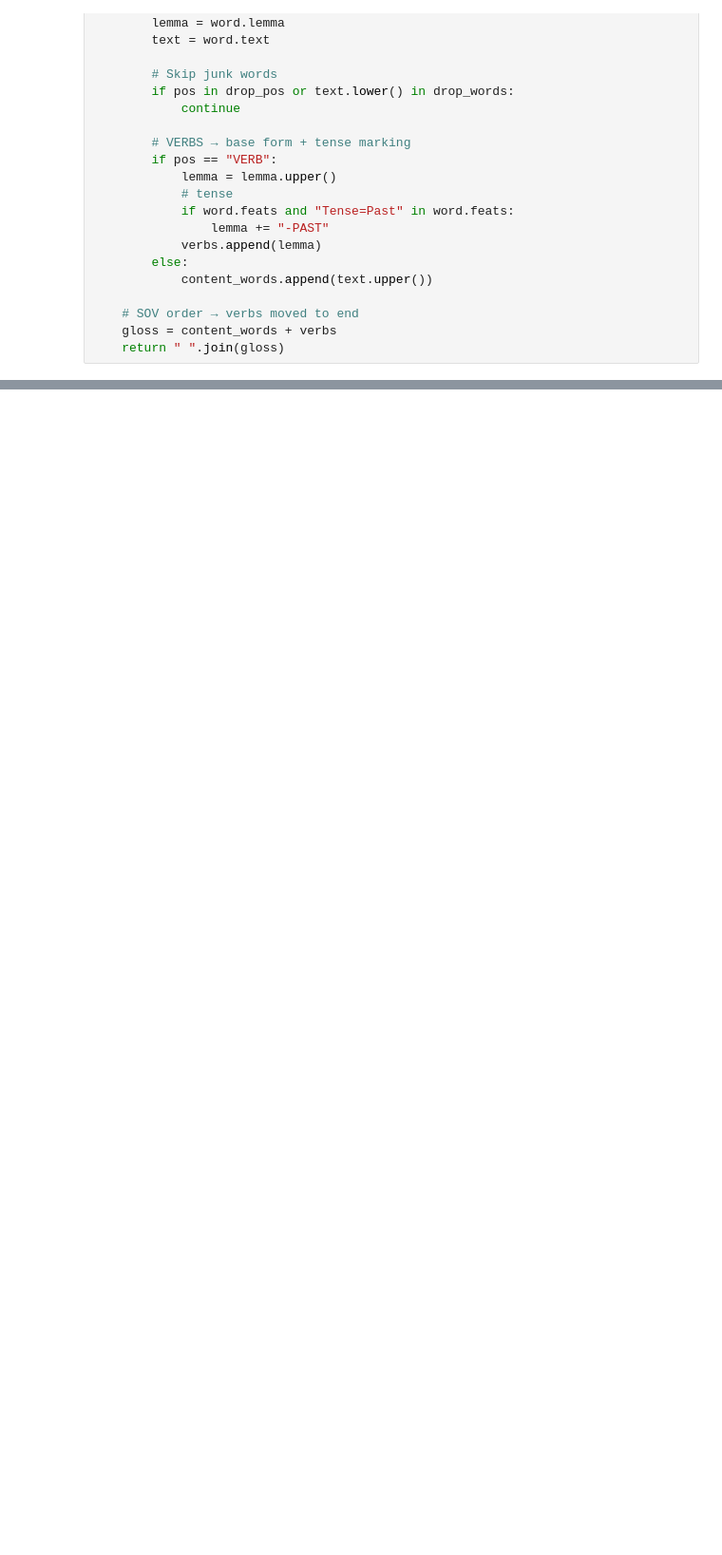
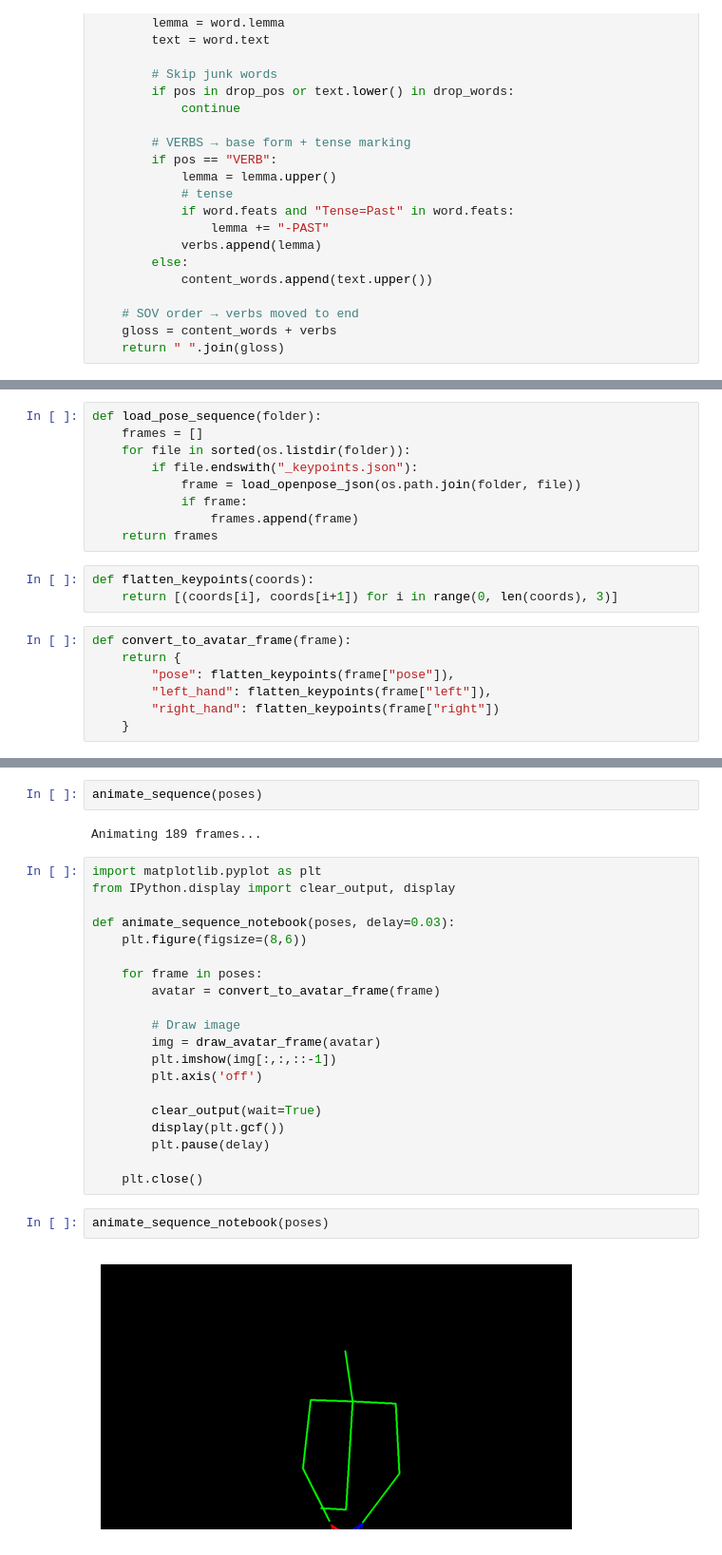
Before and after one commit to Madhu3526/SPARK, a Jupyter notebook: new.ipynb, the cells around one changed output, grey strips where cells are left out. Shown at 95% size. Drawn from its saved outputs; the diff is of its cells as text; blank space fills up the shorter version.

```diff
--- a/new.ipynb
+++ b/new.ipynb
@@ -209,0 +271,19 @@ I MEDICAL CENTER HAVE GO
+# %%
+def load_pose_sequence(folder):
+    frames = []
+    for file in sorted(os.listdir(folder)):
+        if file.endswith("_keypoints.json"):
+            frame = load_openpose_json(os.path.join(folder, file))
+            if frame:
+                frames.append(frame)
+    return frames
+# %%
+def flatten_keypoints(coords):
+    return [(coords[i], coords[i+1]) for i in range(0, len(coords), 3)]
+# %%
+def convert_to_avatar_frame(frame):
+    return {
+        "pose": flatten_keypoints(frame["pose"]),
+        "left_hand": flatten_keypoints(frame["left"]),
+        "right_hand": flatten_keypoints(frame["right"])
+    }
@@ -209,0 +475,28 @@ I MEDICAL CENTER HAVE GO
+# %%
+animate_sequence(poses)
+# %% [output]
+Animating 189 frames...
+# %%
+import matplotlib.pyplot as plt
+from IPython.display import clear_output, display
+
+def animate_sequence_notebook(poses, delay=0.03):
+    plt.figure(figsize=(8,6))
+
+    for frame in poses:
+        avatar = convert_to_avatar_frame(frame)
+
+        # Draw image
+        img = draw_avatar_frame(avatar)
+        plt.imshow(img[:,:,::-1])
+        plt.axis('off')
+
+        clear_output(wait=True)
+        display(plt.gcf())
+        plt.pause(delay)
+
+    plt.close()
+# %%
+animate_sequence_notebook(poses)
+# %% [output]
+[figure, added]
```
Also changed, not shown: parts of 17 cells of this notebook.
